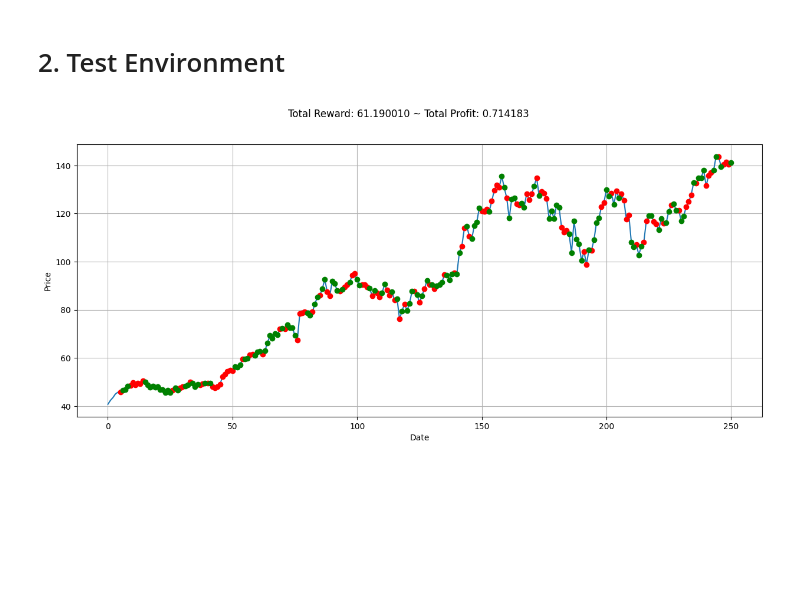
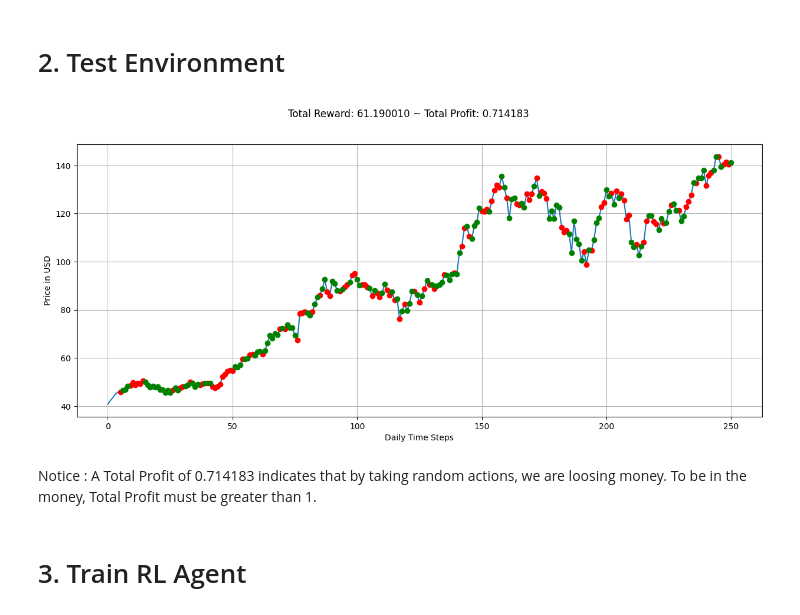
Before and after one commit to jaunewick/python-trading-bot-reinforcement-learning, a Jupyter notebook: trading_bot_prototype.ipynb, the cells around one changed output. Saved outputs shown, nothing was run; the diff lists cells and outputs as text; code cells hidden in the pictures; blank space fills up the shorter version.

```diff
--- a/trading_bot_prototype.ipynb
+++ b/trading_bot_prototype.ipynb
@@ -102,19 +103,23 @@ array([[ 4.0780e+01,  0.0000e+00],
 # %%
 state = env.reset()
 done = False
 truncated = False
 
 while not (done or truncated):
     # Take a random action
     action = env.action_space.sample()
     n_state, reward, done, truncated, info = env.step(action)
 
 plt.figure(figsize=(15,6))
 plt.cla()
 env.render_all()
-plt.xlabel('Date')
-plt.ylabel('Price')
+plt.xlabel('Daily Time Steps')
+plt.ylabel('Price in USD')
 plt.grid(True)
 plt.show()
 # %% [output]
-[figure, old version]
+[figure, new version]
+# %% [markdown]
+Notice : A Total Profit of 0.714183 indicates that by taking random actions, we are loosing money. To be in the money, Total Profit must be greater than 1.
+# %% [markdown]
+# 3. Train RL Agent
```
Also changed, not shown: parts of 4 cells of this notebook.
